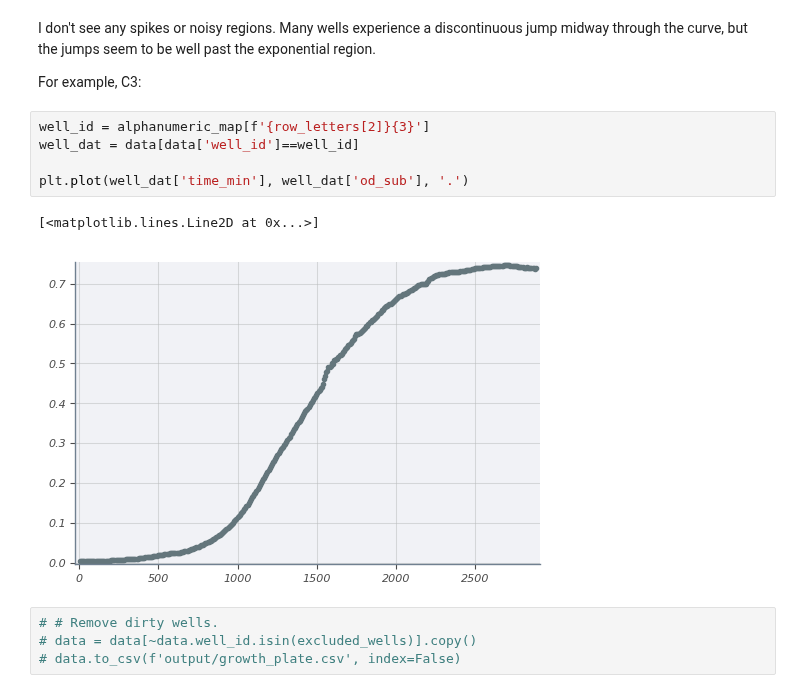
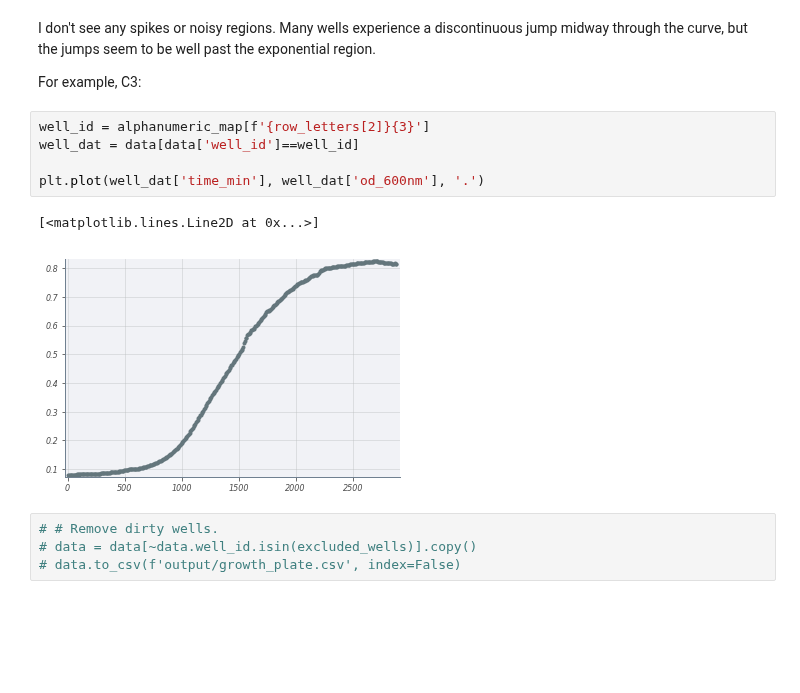
Before and after one commit to RPGroup-PBoC/mwc_growth, a Jupyter notebook: code/processing/growth_curves_plate_reader/20190220_r1_27C_glucose_O2_growth/exploration.ipynb, the cells around one changed output. Cells and saved outputs as stored; diff of their text form; blank space fills up the shorter version.

```diff
--- a/code/processing/growth_curves_plate_reader/20190220_r1_27C_glucose_O2_growth/exploration.ipynb
+++ b/code/processing/growth_curves_plate_reader/20190220_r1_27C_glucose_O2_growth/exploration.ipynb
@@ -66,11 +67,11 @@ For example, C3:
 # %%
 well_id = alphanumeric_map[f'{row_letters[2]}{3}']
 well_dat = data[data['well_id']==well_id]
 
-plt.plot(well_dat['time_min'], well_dat['od_sub'], '.')
+plt.plot(well_dat['time_min'], well_dat['od_600nm'], '.')
 # %% [output]
 [<matplotlib.lines.Line2D at 0x...>]
-[figure, old version]
+[figure, new version]
 # %%
 # # Remove dirty wells.
 # data = data[~data.well_id.isin(excluded_wells)].copy()
```
Also changed, not shown: parts of 4 cells of this notebook, 31 other files.
